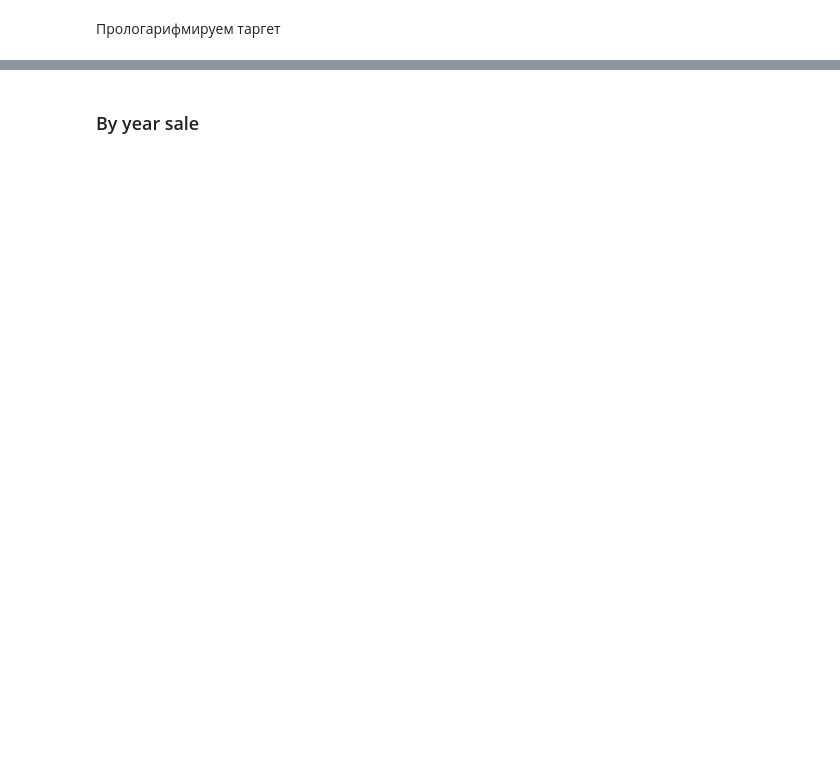
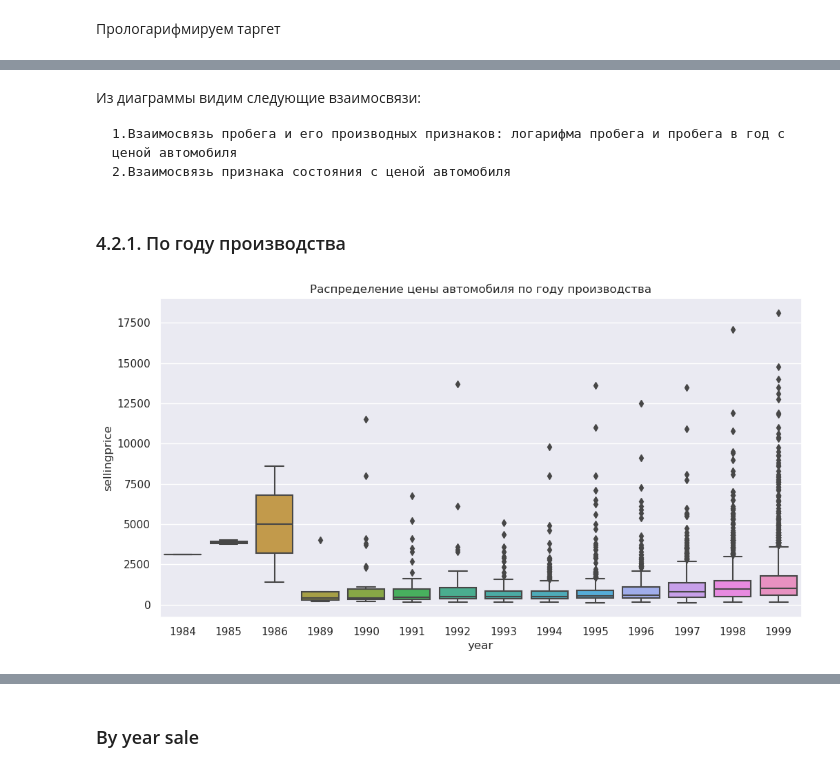
Before and after one commit to suartDS/predict-car-price, a Jupyter notebook: predict-auto-price.ipynb, the cells around one changed output, grey strips where cells are left out. Drawn from its saved outputs; the diff is of its cells as text; code cells hidden in the pictures; blank space fills up the shorter version.

```diff
--- a/predict-auto-price.ipynb
+++ b/predict-auto-price.ipynb
@@ -614,0 +584,14 @@ numeric_features
+# %% [markdown]
+Из диаграммы видим следующие взаимосвязи:
+
+    1.Взаимосвязь пробега и его производных признаков: логарифма пробега и пробега в год с ценой автомобиля
+    2.Взаимосвязь признака состояния с ценой автомобиля
+# %% [markdown]
+### 4.2.1. По году производства
+# %%
+plt.figure(figsize=(12,6))
+ax = sns.boxplot(data = numeric_features[numeric_features.year < 2000], x='year', y='sellingprice')
+plt.title('Распределение цены автомобиля по году производства')
+plt.show()
+# %% [output]
+[figure, added]
```
Also changed, not shown: parts of 132 cells of this notebook.
